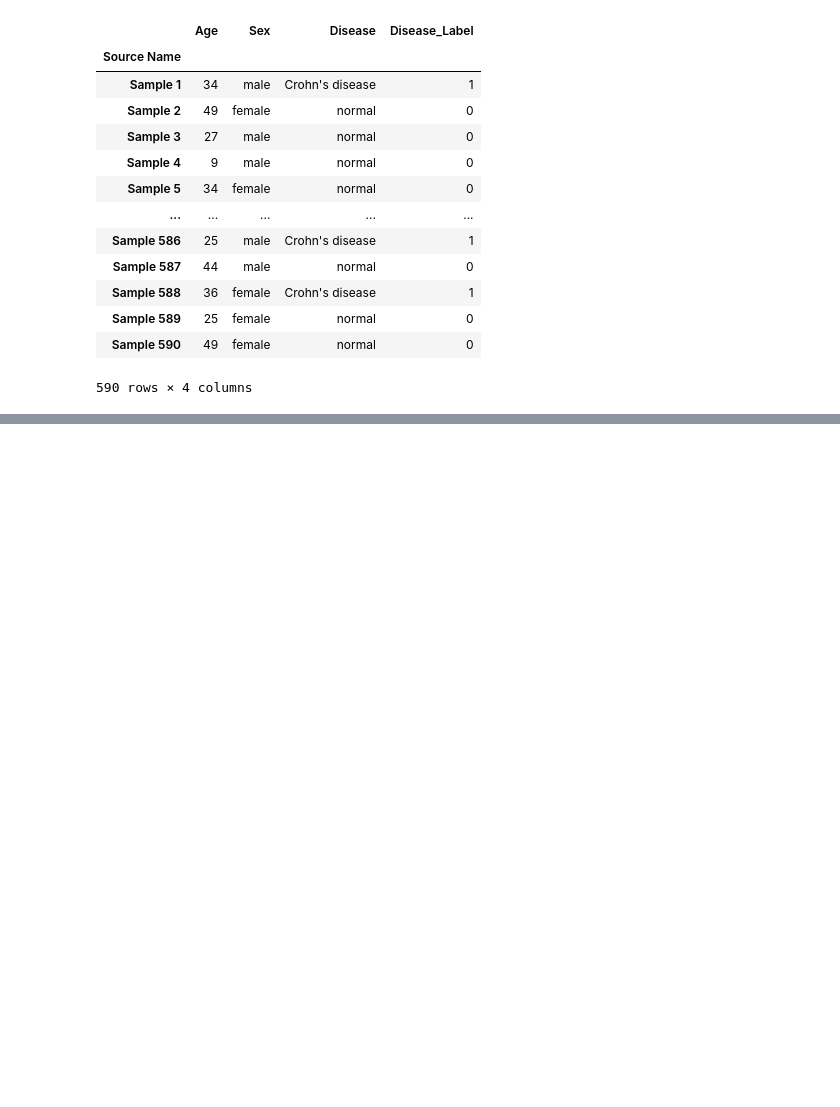
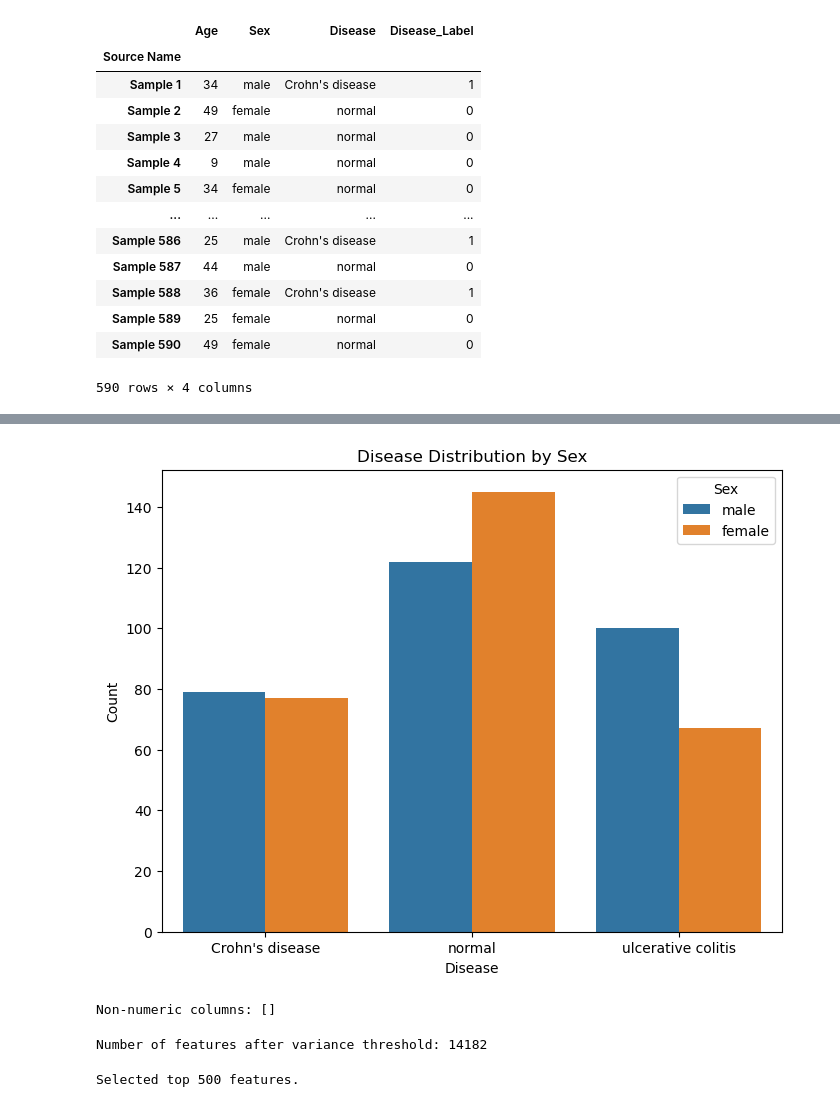
Before and after one commit to tsyasenpoor/BML-project, a Jupyter notebook: BML-proj1.ipynb, the cells around one changed output, grey strips where cells are left out. Cells and saved outputs as stored; diff of their text form; code cells hidden in the pictures; blank space fills up the shorter version.

```diff
--- a/BML-proj1.ipynb
+++ b/BML-proj1.ipynb
@@ -105,0 +138,9 @@ plt.show()
+# %%
+plt.figure(figsize=(8,6))
+sns.countplot(x='Disease', hue='Sex', data=filtered_train_features)
+plt.title('Disease Distribution by Sex')
+plt.xlabel('Disease')
+plt.ylabel('Count')
+plt.show()
+# %% [output]
+[figure, added]
@@ -105,0 +150,9 @@ plt.show()
+# %%
+X.columns = X.columns.astype(str)
+
+X = X.apply(pd.to_numeric, errors='coerce')
+
+non_numeric_columns = X.columns[X.dtypes == 'object']
+print("Non-numeric columns:", list(non_numeric_columns))
+# %% [output]
+Non-numeric columns: []
@@ -105,0 +162,23 @@ plt.show()
+# %%
+from sklearn.feature_selection import VarianceThreshold
+
+selector = VarianceThreshold(threshold=0.0)
+
+X_selected = selector.fit_transform(X_scaled)
+
+selected_features = X.columns[selector.get_support(indices=True)]
+print("Number of features after variance threshold:", len(selected_features))
+# %% [output]
+Number of features after variance threshold: 14182
+# %%
+from sklearn.feature_selection import SelectKBest, f_classif
+
+k = 500
+selector = SelectKBest(score_func=f_classif, k=k)
+
+X_selected = selector.fit_transform(X_scaled, y)
+
+selected_features = X.columns[selector.get_support(indices=True)]
+print("Selected top {} features.".format(k))
+# %% [output]
+Selected top 500 features.
```
Also changed, not shown: parts of 21 cells of this notebook.
